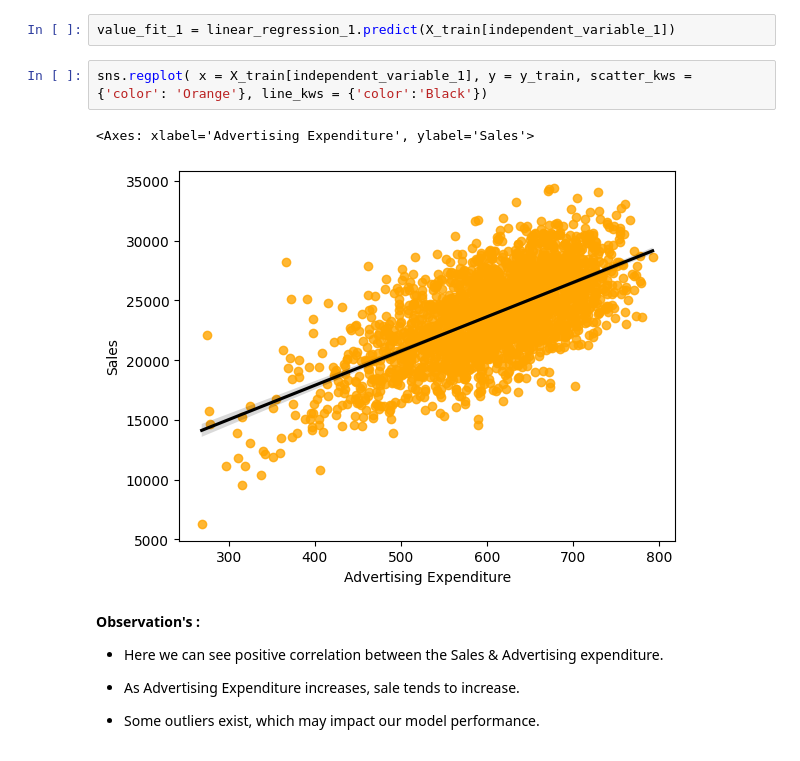
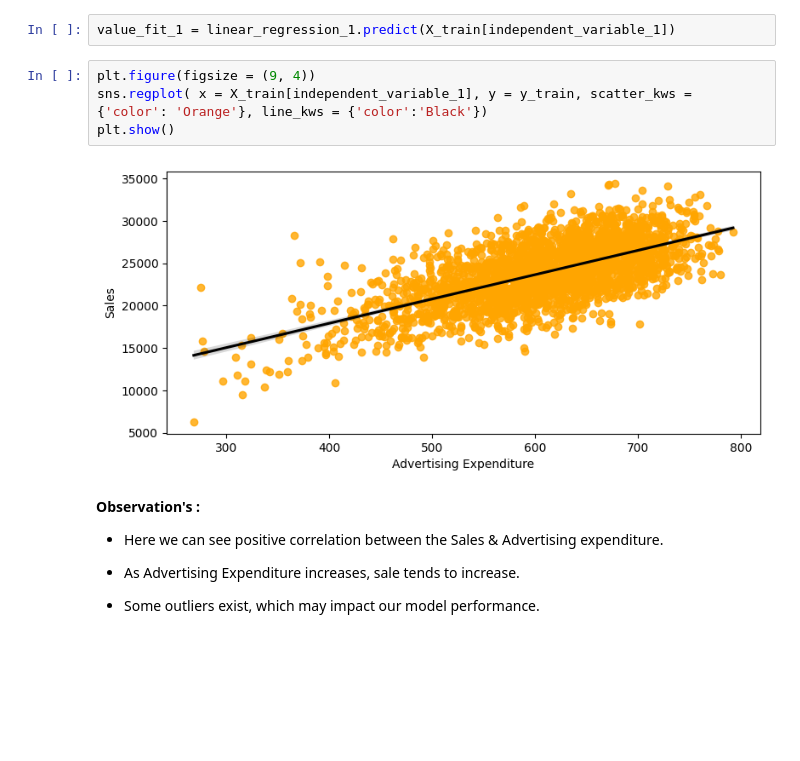
Before and after one commit to uniquegalaxycoder/Project, a Jupyter notebook: Liner_Regression_Sales_Data.ipynb, the cells around one changed output. Saved outputs shown, nothing was run; the diff lists cells and outputs as text; blank space fills up the shorter version.

```diff
--- a/Liner_Regression_Sales_Data.ipynb
+++ b/Liner_Regression_Sales_Data.ipynb
@@ -383,10 +389,11 @@ Sales (y) = [28.66748755] * ['Advertising Expenditure'] + 6435.891302271037
 # %%
 value_fit_1 = linear_regression_1.predict(X_train[independent_variable_1])
 # %%
+plt.figure(figsize = (9, 4))
 sns.regplot( x = X_train[independent_variable_1], y = y_train, scatter_kws = {'color': 'Orange'}, line_kws = {'color':'Black'})
+plt.show()
 # %% [output]
-<Axes: xlabel='Advertising Expenditure', ylabel='Sales'>
-[figure, old version]
+[figure, new version]
 # %% [markdown]
 **Observation's :**
 
```
Also changed, not shown: parts of 13 cells of this notebook.
